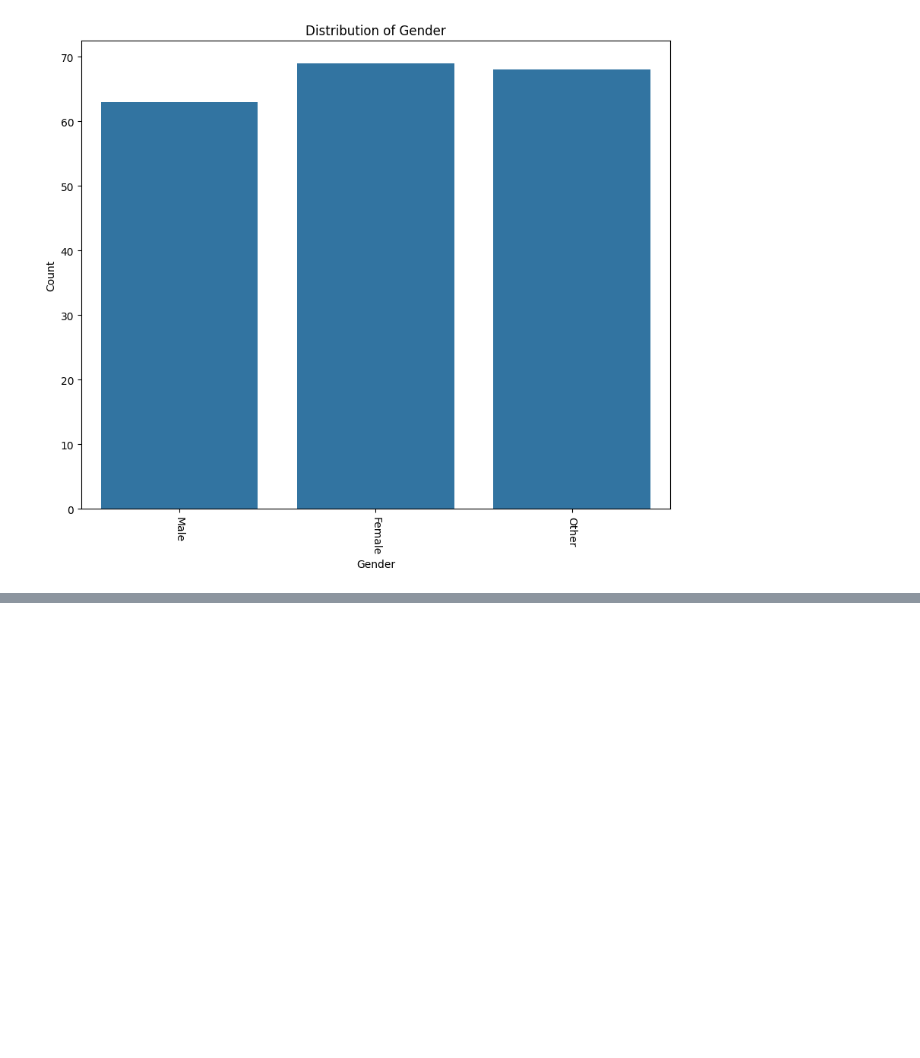
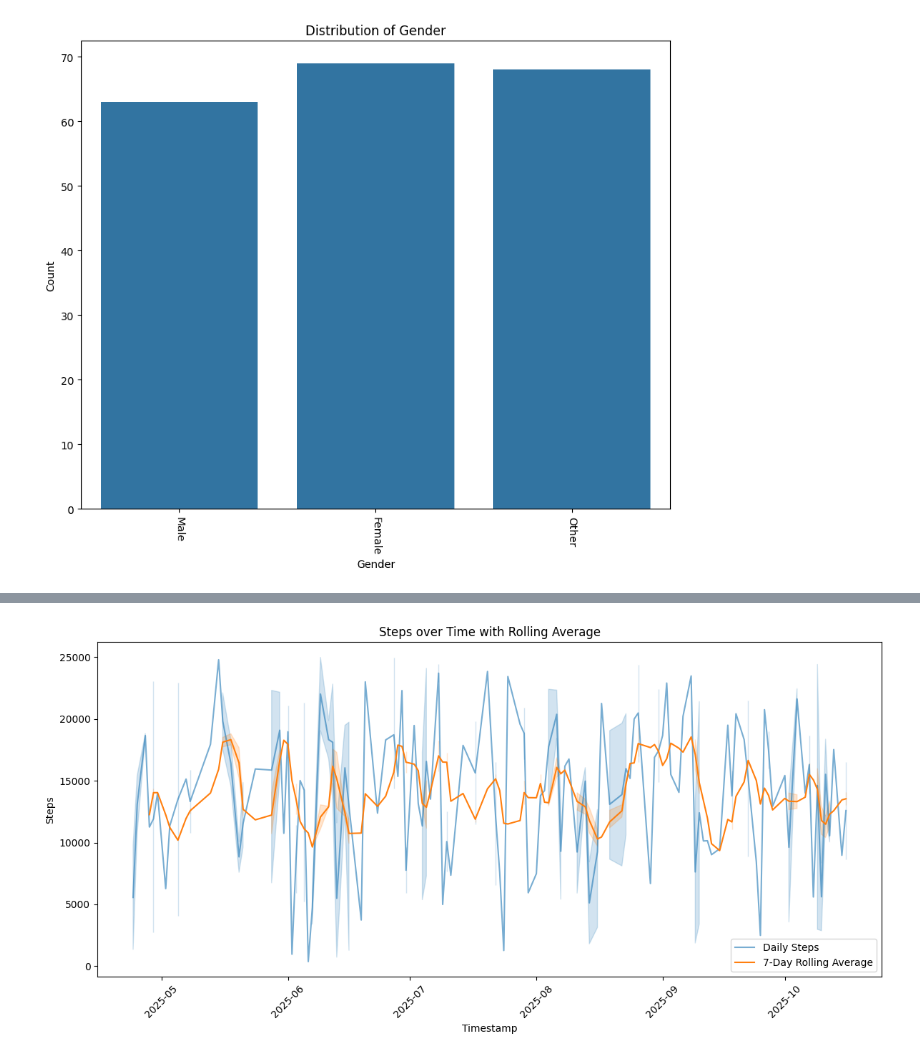
Before and after one commit to kxrrym03/Fitness-Analysis, a Jupyter notebook: Fitness_Analysis.ipynb, the cells around one changed output, grey strips where cells are left out. Cells and saved outputs as stored; diff of their text form; code cells hidden in the pictures; blank space fills up the shorter version.

```diff
--- a/Fitness_Analysis.ipynb
+++ b/Fitness_Analysis.ipynb
@@ -120,3 +120,7 @@ plt.ylabel('Count')
 plt.show()
 # %% [output]
 [figure]
+# %%
+df['timestamp'] = pd.to_datetime(df['timestamp'])
+df['timestamp'] = df['timestamp'].dt.date
+df.head()
@@ -122,0 +134,17 @@ plt.show()
+# %%
+df_sorted = df.sort_values(by='timestamp')
+df_sorted['steps_rolling_avg'] = df_sorted['steps'].rolling(window=7).mean()
+
+plt.figure(figsize=(12, 6))
+sns.lineplot(data=df_sorted, x='timestamp', y='steps', label='Daily Steps', alpha=0.6)
+sns.lineplot(data=df_sorted, x='timestamp', y='steps_rolling_avg', label='7-Day Rolling Average')
+
+plt.title('Steps over Time with Rolling Average')
+plt.xlabel('Timestamp')
+plt.ylabel('Steps')
+plt.xticks(rotation=45)
+plt.legend()
+plt.tight_layout()
+plt.show()
+# %% [output]
+[figure, added]
```
Also changed, not shown: parts of 1 cell of this notebook.
